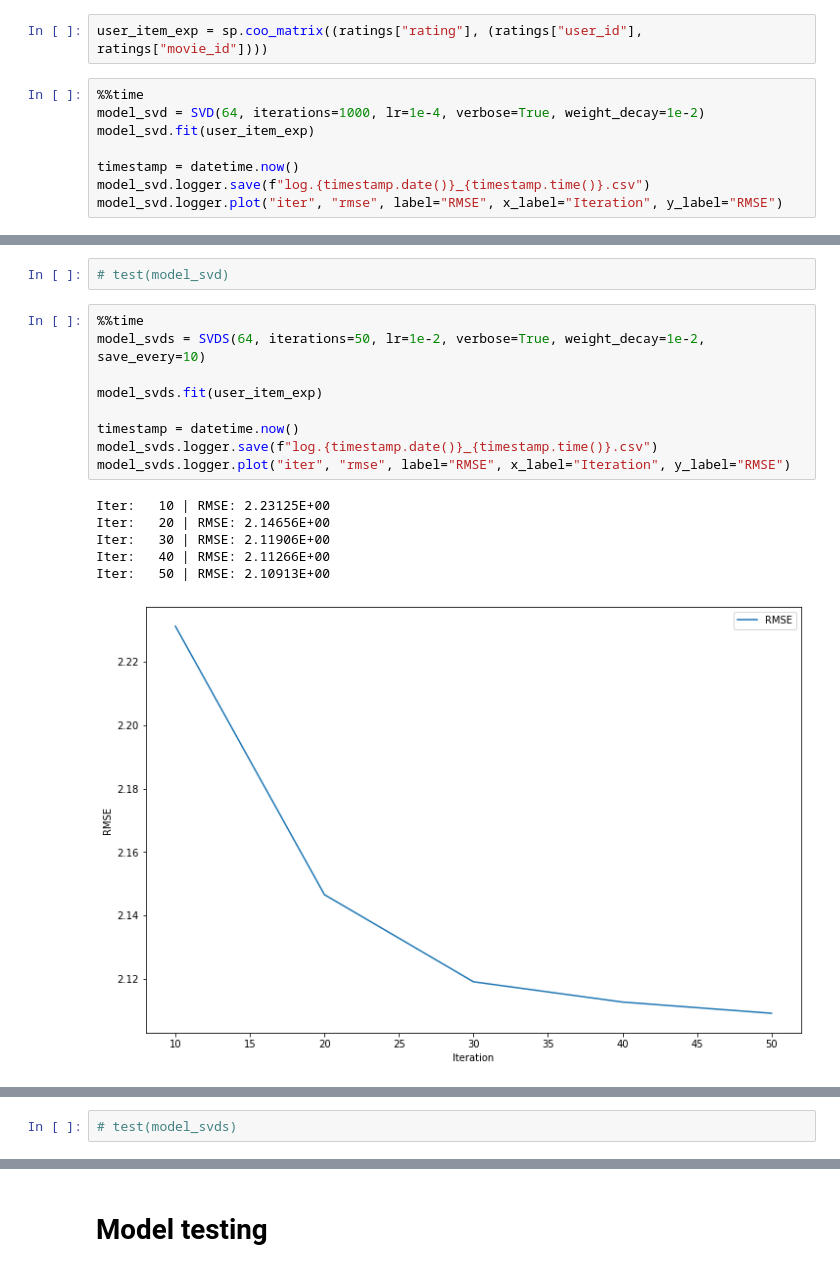
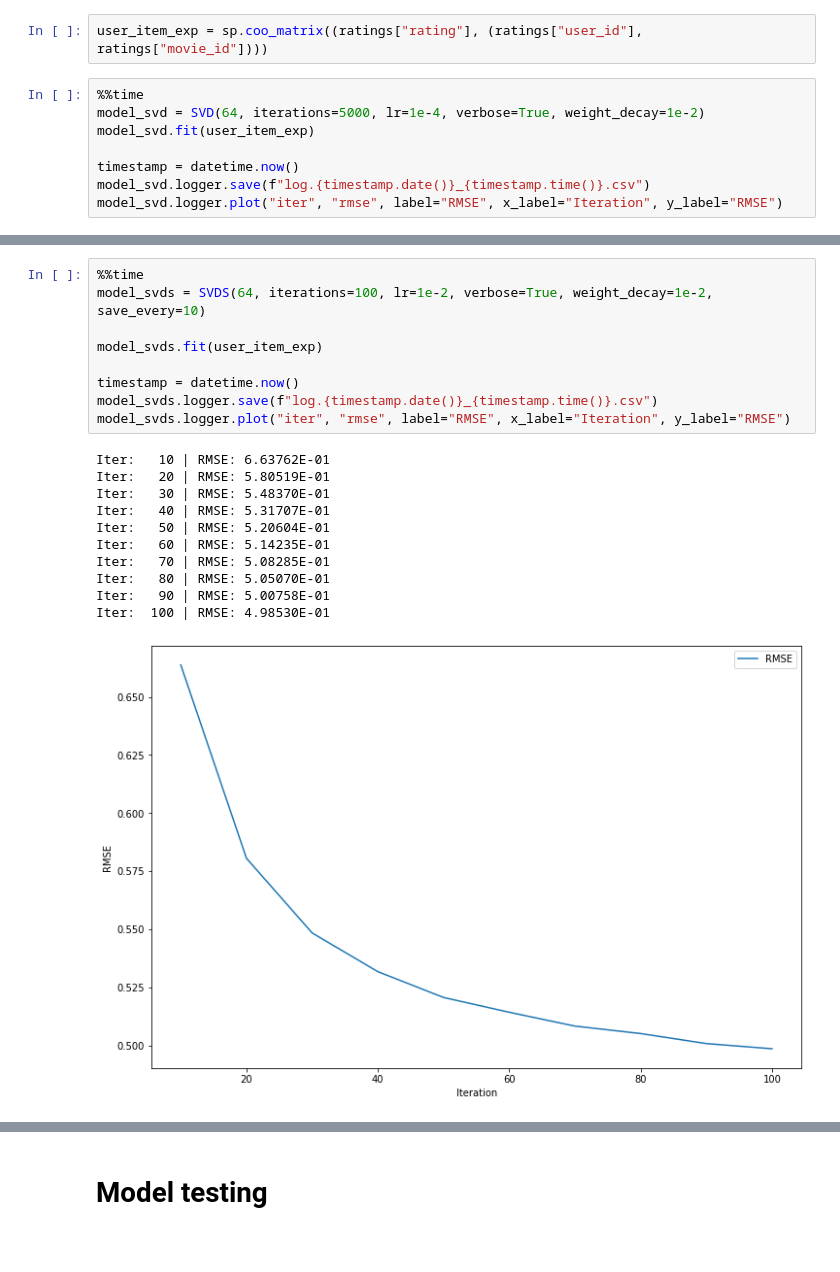
Before and after one commit to breengles/hse_hw, a Jupyter notebook: RecSys/01/HW_1_RECSYS_HSE.ipynb, the cells around one changed output, grey strips where cells are left out. Drawn from its saved outputs; the diff is of its cells as text; blank space fills up the shorter version.

```diff
--- a/RecSys/01/HW_1_RECSYS_HSE.ipynb
+++ b/RecSys/01/HW_1_RECSYS_HSE.ipynb
@@ -225,7 +236,7 @@ def test(model):
 user_item_exp = sp.coo_matrix((ratings["rating"], (ratings["user_id"], ratings["movie_id"])))
 # %%
 %%time
-model_svd = SVD(64, iterations=1000, lr=1e-4, verbose=True, weight_decay=1e-2)
+model_svd = SVD(64, iterations=5000, lr=1e-4, verbose=True, weight_decay=1e-2)
 model_svd.fit(user_item_exp)
 
 timestamp = datetime.now()
@@ -255,18 +259,21 @@ Wall time: 5min 43s
-# %%
-# test(model_svd)
 # %%
 %%time
-model_svds = SVDS(64, iterations=50, lr=1e-2, verbose=True, weight_decay=1e-2, save_every=10)
+model_svds = SVDS(64, iterations=100, lr=1e-2, verbose=True, weight_decay=1e-2, save_every=10)
 
 model_svds.fit(user_item_exp)
 
 timestamp = datetime.now()
 model_svds.logger.save(f"log.{timestamp.date()}_{timestamp.time()}.csv")
 model_svds.logger.plot("iter", "rmse", label="RMSE", x_label="Iteration", y_label="RMSE")
 # %% [output]
-Iter:   10 | RMSE: 2.23125E+00
-Iter:   20 | RMSE: 2.14656E+00
-Iter:   30 | RMSE: 2.11906E+00
-Iter:   40 | RMSE: 2.11266E+00
-Iter:   50 | RMSE: 2.10913E+00
+Iter:   10 | RMSE: 6.63762E-01
+Iter:   20 | RMSE: 5.80519E-01
+Iter:   30 | RMSE: 5.48370E-01
+Iter:   40 | RMSE: 5.31707E-01
+Iter:   50 | RMSE: 5.20604E-01
+Iter:   60 | RMSE: 5.14235E-01
+Iter:   70 | RMSE: 5.08285E-01
+Iter:   80 | RMSE: 5.05070E-01
+Iter:   90 | RMSE: 5.00758E-01
+Iter:  100 | RMSE: 4.98530E-01
-[figure, old version]
+[figure, new version]
@@ -275,3 +282 @@ Wall time: 10min 41s
-# %%
-# test(model_svds)
 # %% [markdown]
```
Also changed, not shown: parts of 36 cells of this notebook.
